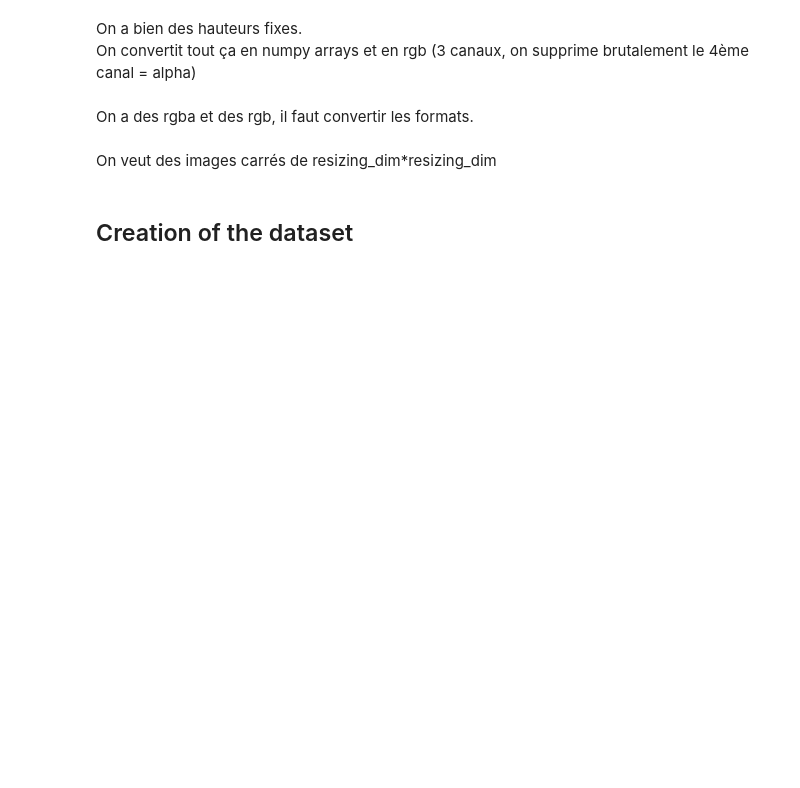
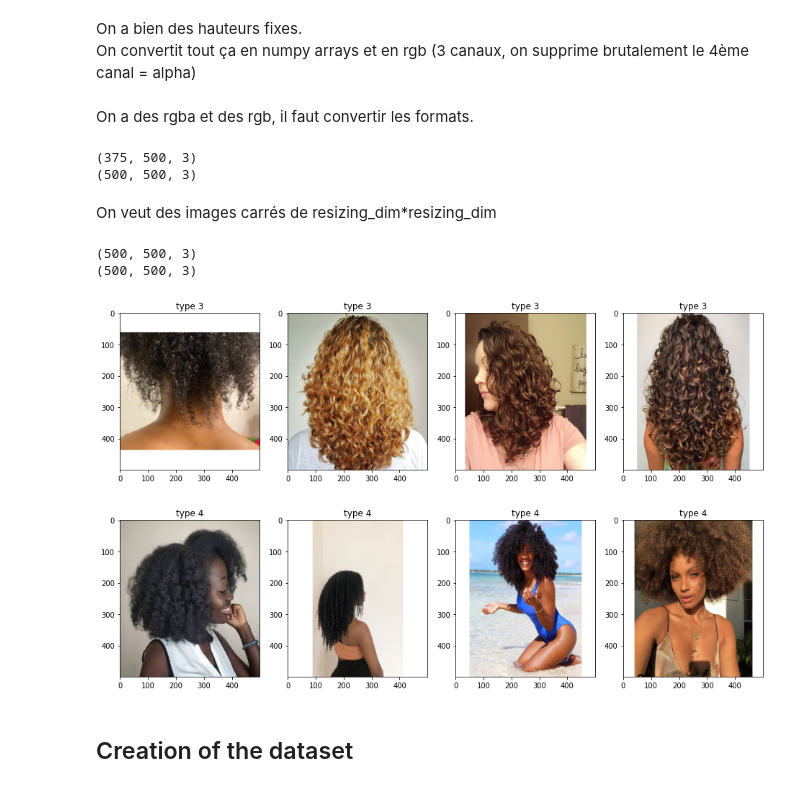
Before and after one commit to Aymeric-B/elle_ebene, a Jupyter notebook: notebooks/aymeric/Baseline model.ipynb, the cells around one changed output. Drawn from its saved outputs; the diff is of its cells as text; code cells hidden in the pictures; blank space fills up the shorter version.

```diff
--- a/notebooks/aymeric/Baseline model.ipynb
+++ b/notebooks/aymeric/Baseline model.ipynb
@@ -37,6 +70,12 @@ from elle_ebene.simple_preprocessing import to_numpy_rgb
 # %%
 type3_imgs_rgb = to_numpy_rgb(type3_imgs)
 type4_imgs_rgb = to_numpy_rgb(type4_imgs)
+# %%
+print(type3_imgs_rgb[0].shape)
+print(type4_imgs_rgb[0].shape)
+# %% [output]
+(375, 500, 3)
+(500, 500, 3)
 # %% [markdown]
 On veut des images carrés de resizing_dim*resizing_dim
 # %%
@@ -44,6 +83,31 @@ from elle_ebene.simple_preprocessing import squared_imgs
 # %%
 type3_imgs_squared = squared_imgs(type3_imgs_rgb)
 type4_imgs_squared = squared_imgs(type4_imgs_rgb)
+# %%
+print(type3_imgs_squared[0].shape)
+print(type4_imgs_squared[0].shape)
+# %% [output]
+(500, 500, 3)
+(500, 500, 3)
+# %%
+plt.figure(figsize=(16,4))
+for i in range(4):
+    plt.subplot(1,4, i+1)
+    img = type3_imgs_squared[i]
+    plt.imshow(img, aspect = "auto")
+    plt.title("type 3")
+plt.show()
+
+plt.figure(figsize=(16,4))
+for i in range(4):
+    plt.subplot(1,4, i+1)
+    img = type4_imgs_squared[i]
+    plt.imshow(img, aspect = "auto")
+    plt.title("type 4")
+plt.show()
+# %% [output]
+[figure, added]
+[figure, added]
 # %% [markdown]
 ## Creation of the dataset
 # %%
```
Also changed, not shown: parts of 44 cells of this notebook, 1 other file.
